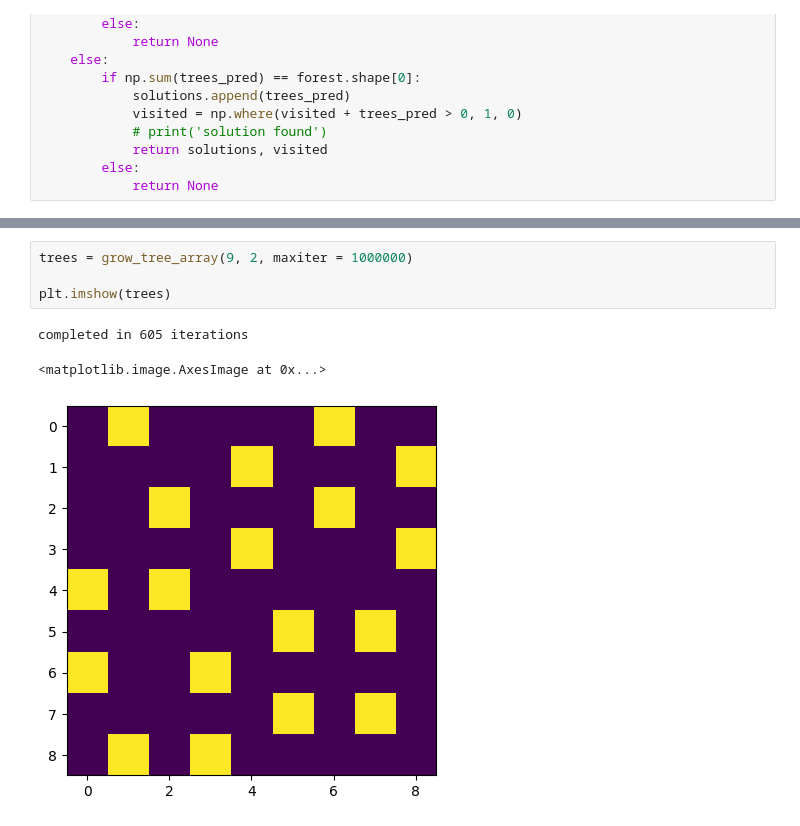
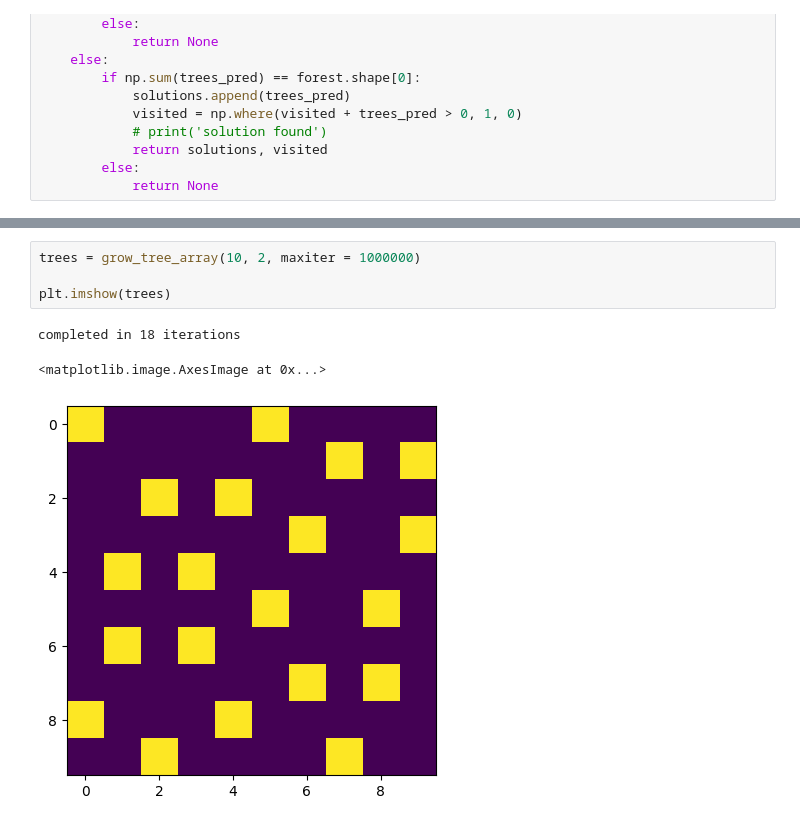
Before and after one commit to trevor-chan/n-trees, a Jupyter notebook: generator.ipynb, the cells around one changed output, grey strips where cells are left out. Saved outputs shown, nothing was run; the diff lists cells and outputs as text.

```diff
--- a/generator.ipynb
+++ b/generator.ipynb
@@ -405,8 +460,8 @@ solutions
 # %%
-trees = grow_tree_array(9, 2, maxiter = 1000000)
+trees = grow_tree_array(10, 2, maxiter = 1000000)
 
 plt.imshow(trees)
 # %% [output]
-completed in 605 iterations
+completed in 18 iterations
 <matplotlib.image.AxesImage at 0x...>
-[figure, old version]
+[figure, new version]
```
Also changed, not shown: parts of 39 cells of this notebook.
